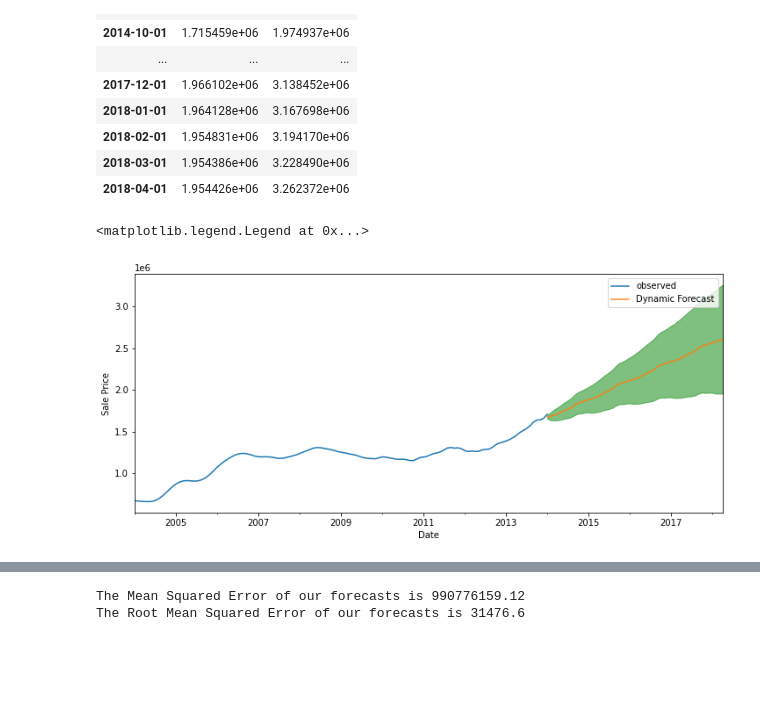
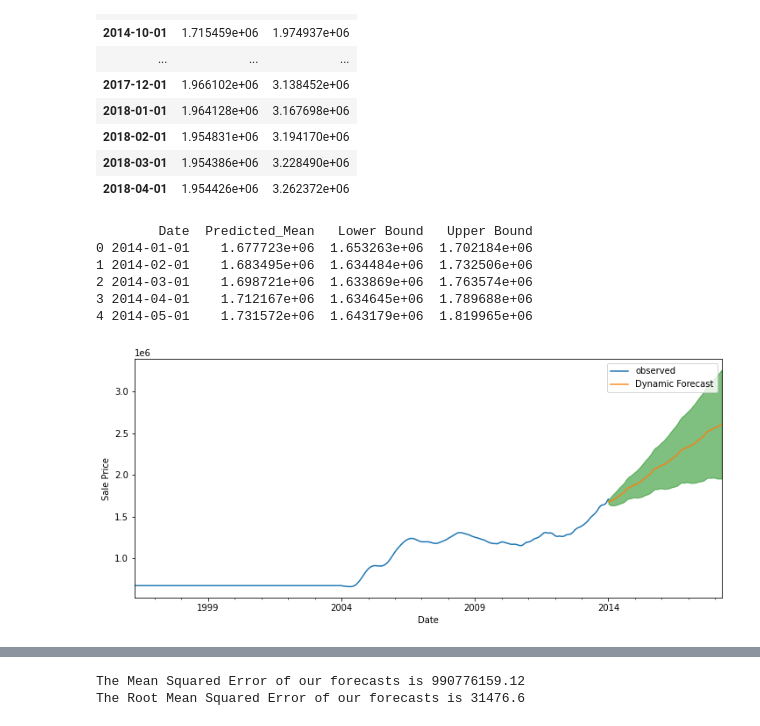
Before and after one commit to davidrtorres/Model-4-Brooklyn-Real-Estate-Investment, a Jupyter notebook: starter_notebook_11_18_20.ipynb, the cells around one changed output, grey strips where cells are left out. Cells and saved outputs as stored; diff of their text form; code cells hidden in the pictures; blank space fills up the shorter version.

```diff
--- a/starter_notebook_11_18_20.ipynb
+++ b/starter_notebook_11_18_20.ipynb
@@ -837,28 +837,43 @@ pred_dynamic_conf
 # %%
 """
 Plotting the observed and forecasted values of the time series, we see that the overall forecasts are accurate even when using dynamic forecasts.
 All forecasted values (yellow line) match pretty closely to the ground truth (blue line),
   and are well within the confidence intervals of our forecast.
 
+befire used 2004
 """
 
 # Plot the dynamic forecast with confidence intervals.
 plt.figure(figsize=(12,5))
 # Plot observed values
-ax = train_brk[11238]['2004':].plot(label='observed')
+ax = train_brk[11238]['1996':].plot(label='observed')
 
 # Plot predicted values
 pred_dynamic.predicted_mean.plot(ax=ax, label='Dynamic Forecast', alpha=0.9)
 
 # Plot the range for confidence intervals
 ax.fill_between(pred_dynamic_conf.index,
                 pred_dynamic_conf.iloc[:, 0],
                 pred_dynamic_conf.iloc[:, 1], color='g', alpha=0.5)
 
 # Set axes labels
 ax.set_xlabel('Date')
 ax.set_ylabel('Sale Price')
 plt.legend()
+
+ # Produce the forecasted tables
+pm = pred_dynamic.predicted_mean.reset_index()
+pm.columns = ['Date','Predicted_Mean']
+pci = pred_dynamic_conf.reset_index()
+pci.columns = ['Date','Lower Bound','Upper Bound']
+final_table = pm.join(pci.set_index('Date'), on='Date')
+
+print(final_table.head(5))
 # %% [output]
-<matplotlib.legend.Legend at 0x...>
+        Date  Predicted_Mean   Lower Bound   Upper Bound
+0 2014-01-01    1.677723e+06  1.653263e+06  1.702184e+06
+1 2014-02-01    1.683495e+06  1.634484e+06  1.732506e+06
+2 2014-03-01    1.698721e+06  1.633869e+06  1.763574e+06
+3 2014-04-01    1.712167e+06  1.634645e+06  1.789688e+06
+4 2014-05-01    1.731572e+06  1.643179e+06  1.819965e+06
-[figure, old version]
+[figure, new version]
```
Also changed, not shown: parts of 33 cells of this notebook.
